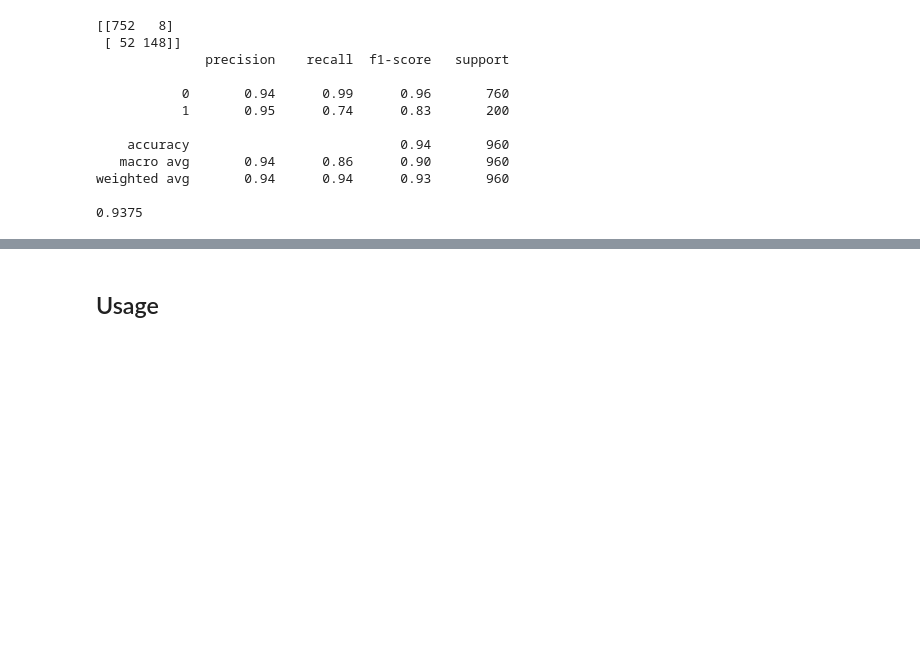
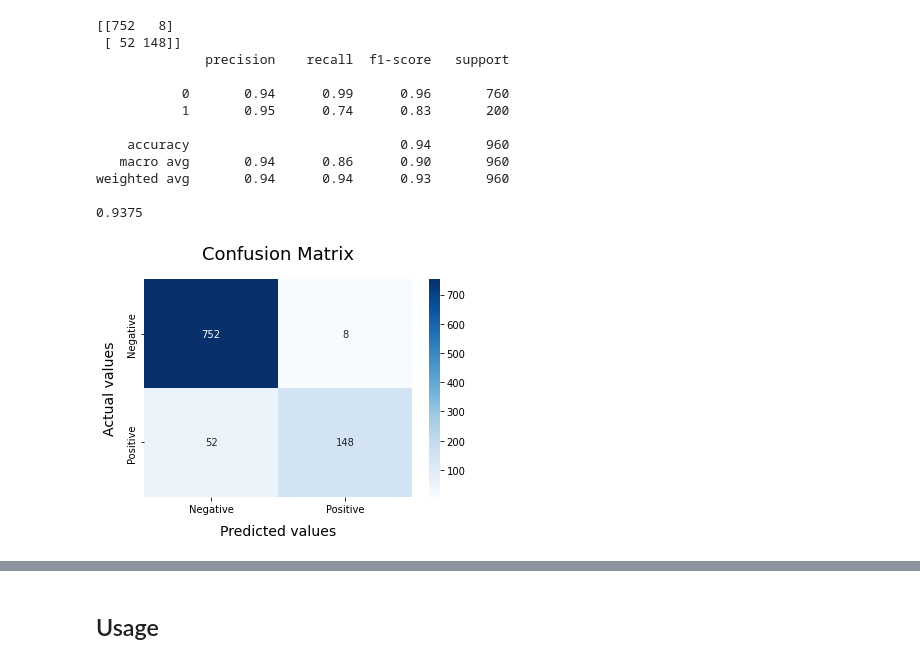
Before and after one commit to ThomasGUICHARD/DataMiningForBigDataProject, a Jupyter notebook: test.ipynb, the cells around one changed output, grey strips where cells are left out. Drawn from its saved outputs; the diff is of its cells as text; code cells hidden in the pictures; blank space fills up the shorter version.

Commit message:
add roc/cmatrix

```diff
--- a/test.ipynb
+++ b/test.ipynb
@@ -165,3 +172,14 @@ print(accuracy_score(y_test, y_pred))
 weighted avg       0.94      0.94      0.93       960
 
 0.9375
+# %%
+
+cf_matrix = confusion_matrix(y_test, y_pred)
+categories = ['Negative', 'Positive']
+sns.heatmap(cf_matrix, annot = True, cmap = 'Blues',fmt = '', xticklabels = categories, yticklabels = categories)
+plt.xlabel("Predicted values", fontdict = {'size':14}, labelpad = 10)
+plt.ylabel("Actual values" , fontdict = {'size':14}, labelpad = 10)
+plt.title ("Confusion Matrix", fontdict = {'size':18}, pad = 20)
+plt.savefig("big_data_project/cmatrix.png")
+# %% [output]
+[figure, added]
```
Also changed, not shown: parts of 4 cells of this notebook, 1 other file.
